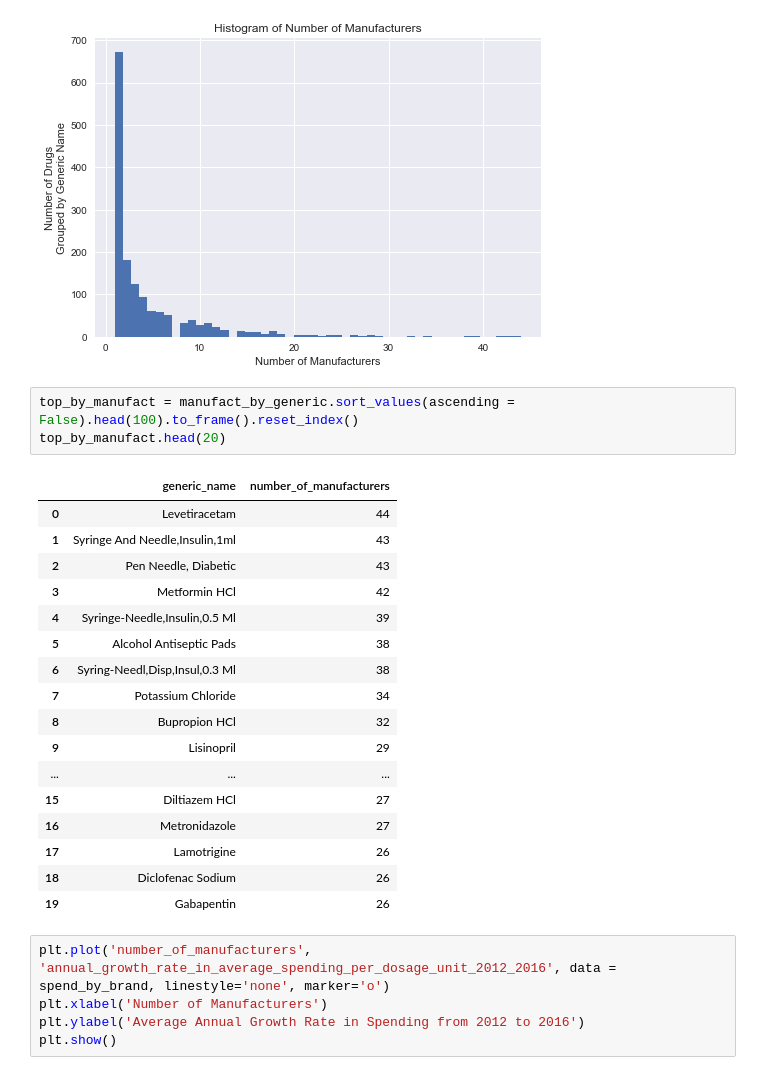
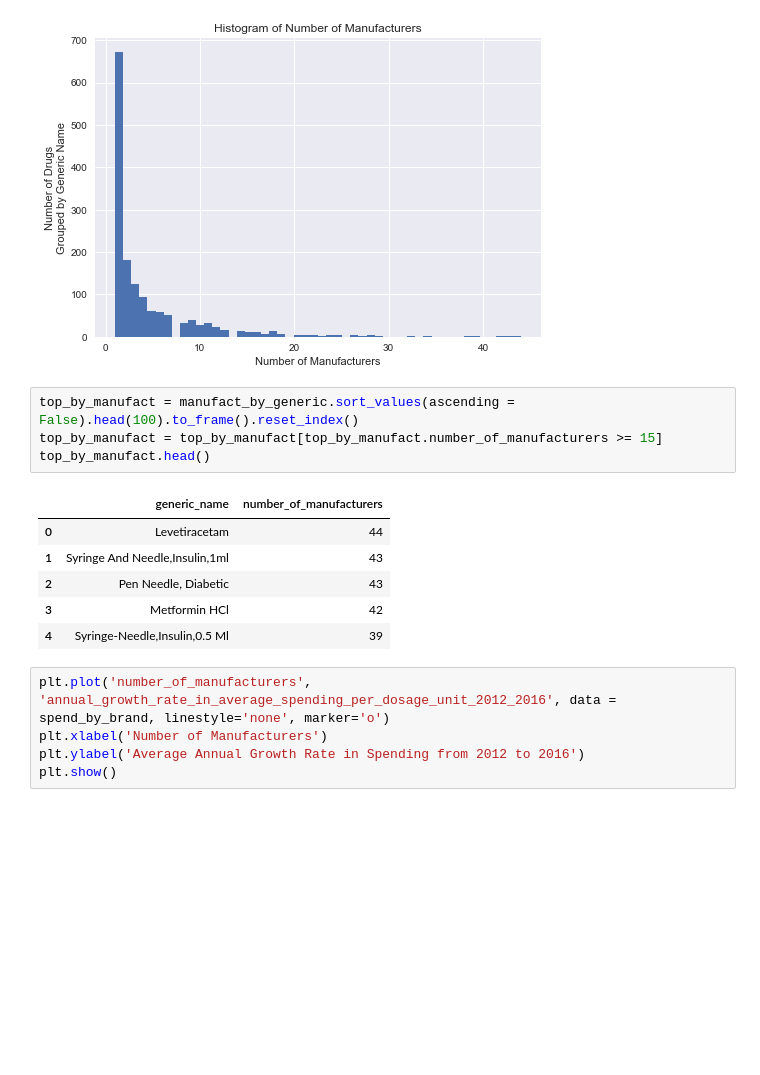
Before and after one commit to darya-akimova/medicare_spending_analysis, a Jupyter notebook: Medicare Part D Spending (2012-2016) Analysis.ipynb, the cells around one changed output. Cells and saved outputs as stored; diff of their text form; blank space fills up the shorter version.

```diff
--- a/Medicare Part D Spending (2012-2016) Analysis.ipynb
+++ b/Medicare Part D Spending (2012-2016) Analysis.ipynb
@@ -194,25 +194,15 @@ plt.show()
 [figure]
 # %%
 top_by_manufact = manufact_by_generic.sort_values(ascending = False).head(100).to_frame().reset_index()
-top_by_manufact.head(20)
+top_by_manufact = top_by_manufact[top_by_manufact.number_of_manufacturers >= 15]
+top_by_manufact.head()
 # %% [output]
 |  | generic_name | number_of_manufacturers |
 | 0 | Levetiracetam | 44 |
 | 1 | Syringe And Needle,Insulin,1ml | 43 |
 | 2 | Pen Needle, Diabetic | 43 |
 | 3 | Metformin HCl | 42 |
 | 4 | Syringe-Needle,Insulin,0.5 Ml | 39 |
-| 5 | Alcohol Antiseptic Pads | 38 |
-| 6 | Syring-Needl,Disp,Insul,0.3 Ml | 38 |
-| 7 | Potassium Chloride | 34 |
-| 8 | Bupropion HCl | 32 |
-| 9 | Lisinopril | 29 |
-| ... | ... | ... |
-| 15 | Diltiazem HCl | 27 |
-| 16 | Metronidazole | 27 |
-| 17 | Lamotrigine | 26 |
-| 18 | Diclofenac Sodium | 26 |
-| 19 | Gabapentin | 26 |
 # %%
 plt.plot('number_of_manufacturers', 'annual_growth_rate_in_average_spending_per_dosage_unit_2012_2016', data = spend_by_brand, linestyle='none', marker='o')
 plt.xlabel('Number of Manufacturers')
```
Also changed, not shown: parts of 16 cells of this notebook, 3 other files.
